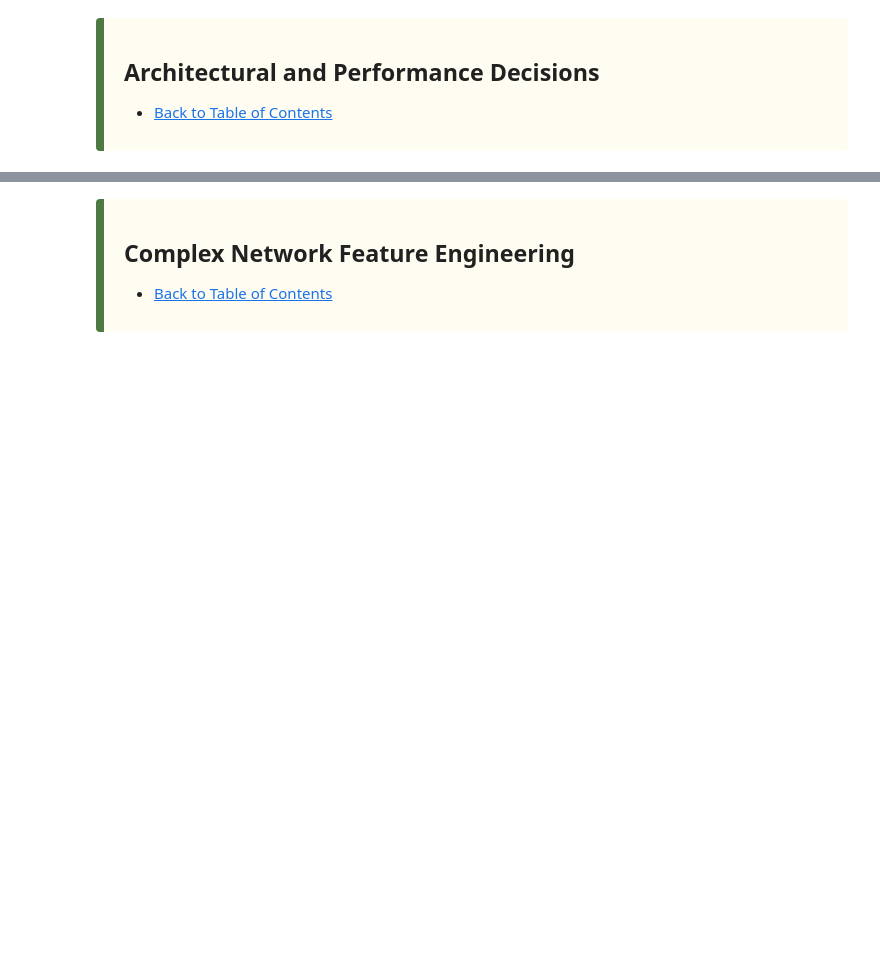
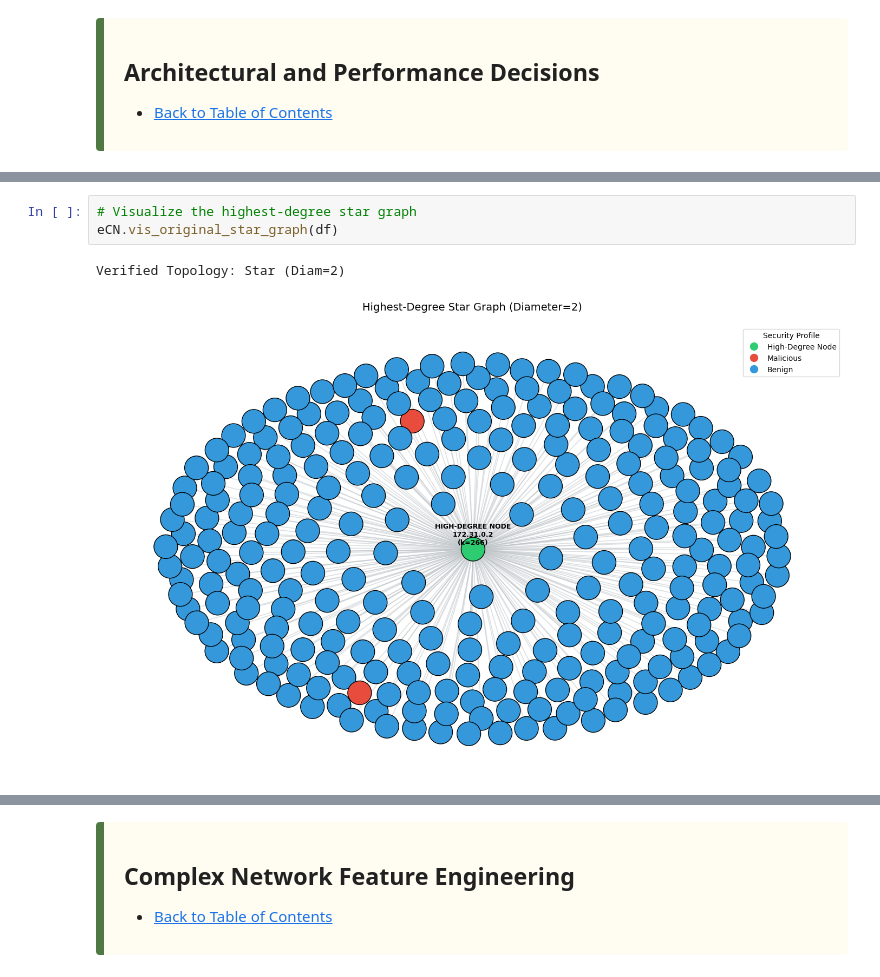
Before and after one commit to JaredWood-DU/COMP3703, a Jupyter notebook: final/explore_complex_networks.ipynb, the cells around one changed output, grey strips where cells are left out. Saved outputs shown, nothing was run; the diff lists cells and outputs as text; blank space fills up the shorter version.

```diff
--- a/final/explore_complex_networks.ipynb
+++ b/final/explore_complex_networks.ipynb
@@ -234,0 +138,6 @@ igraph Equation: y = 2.73e-06x + 0.02
+# %%
+# Visualize the highest-degree star graph
+eCN.vis_original_star_graph(df)
+# %% [output]
+Verified Topology: Star (Diam=2)
+[figure, added]
```
Also changed, not shown: parts of 10 cells of this notebook, 2 other files.
